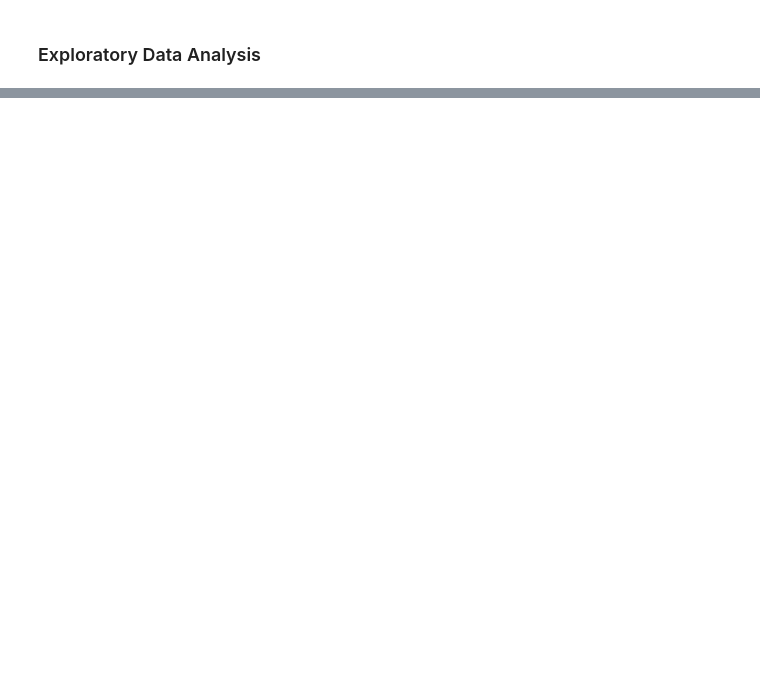
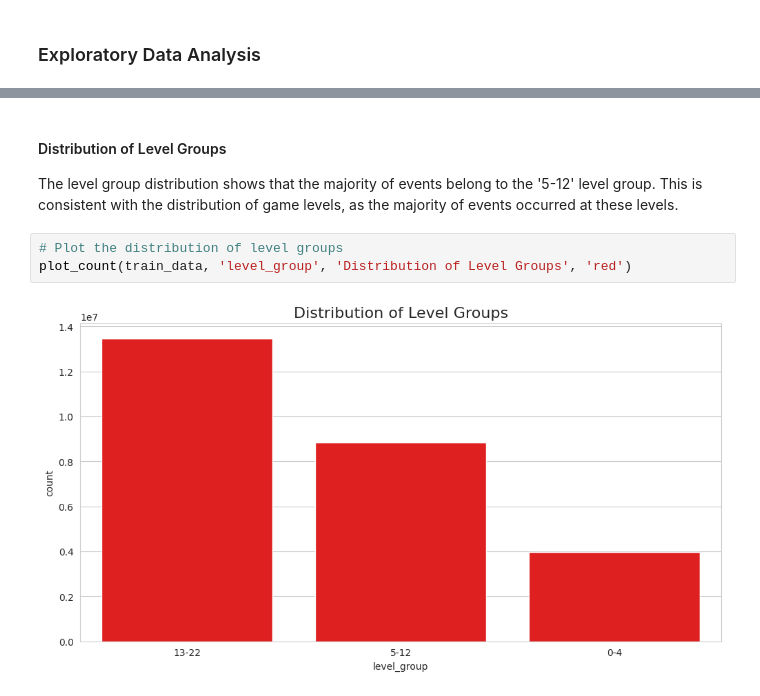
Before and after one commit to LeechXDD/9417_Pro_Project, a Jupyter notebook: COMP9417.ipynb, the cells around one changed output, grey strips where cells are left out. Saved outputs shown, nothing was run; the diff lists cells and outputs as text; blank space fills up the shorter version.

```diff
--- a/COMP9417.ipynb
+++ b/COMP9417.ipynb
@@ -495,0 +215,8 @@ ValueError: ignored
+# %% [markdown]
+#### Distribution of Level Groups
+The level group distribution shows that the majority of events belong to the '5-12' level group. This is consistent with the distribution of game levels, as the majority of events occurred at these levels.
+# %%
+# Plot the distribution of level groups
+plot_count(train_data, 'level_group', 'Distribution of Level Groups', 'red')
+# %% [output]
+[figure, added]
```
Also changed, not shown: parts of 58 cells of this notebook.
